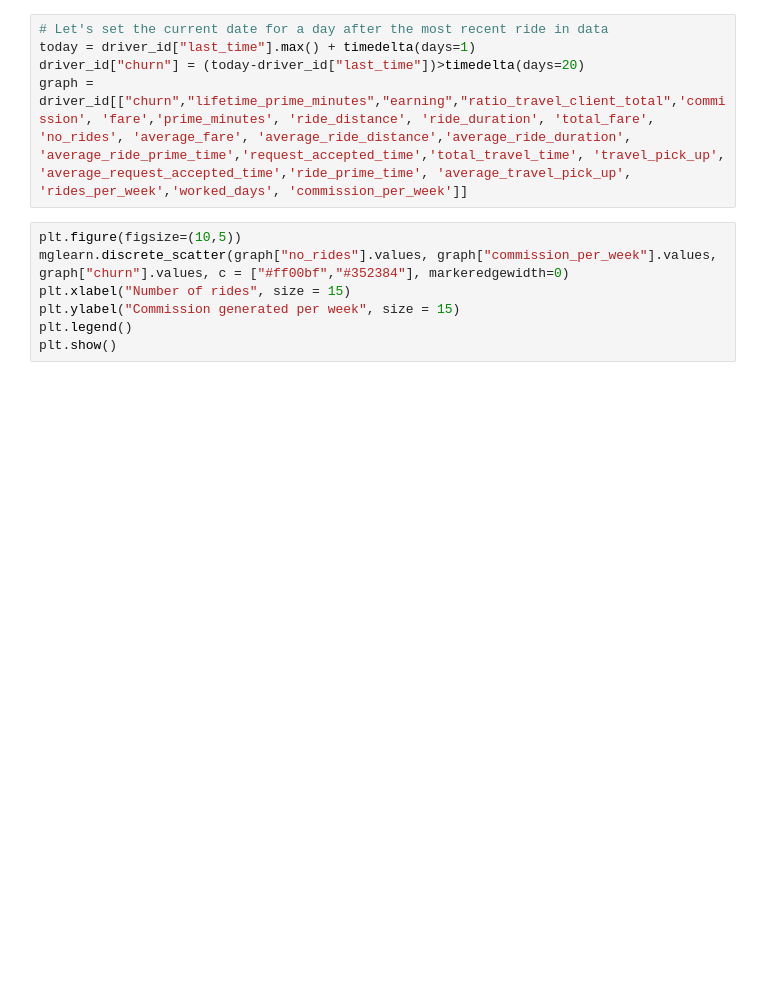
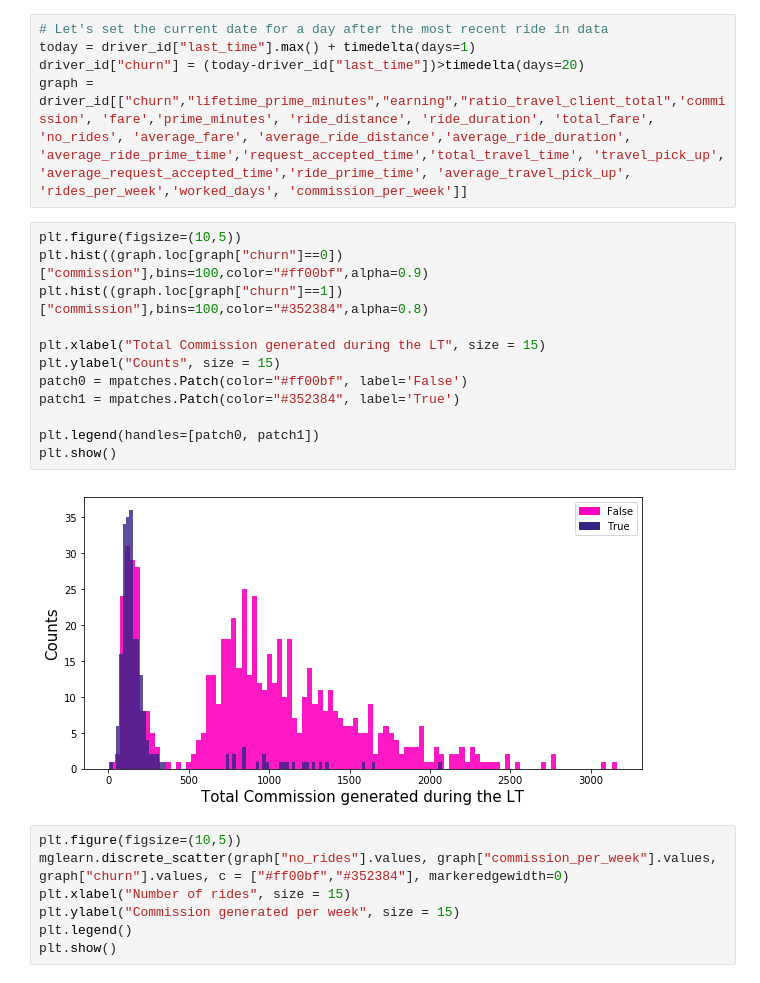
Before and after one commit to hoang777/fun_stuff, a Jupyter notebook: Untitled.ipynb, the cells around one changed output. Drawn from its saved outputs; the diff is of its cells as text; blank space fills up the shorter version.

```diff
--- a/Untitled.ipynb
+++ b/Untitled.ipynb
@@ -376,6 +378,20 @@ Also, we exclude from analysis drivers that joined in the last 20 days.
 today = driver_id["last_time"].max() + timedelta(days=1)
 driver_id["churn"] = (today-driver_id["last_time"])>timedelta(days=20)
 graph = driver_id[["churn","lifetime_prime_minutes","earning","ratio_travel_client_total",'commission', 'fare','prime_minutes', 'ride_distance', 'ride_duration', 'total_fare', 'no_rides', 'average_fare', 'average_ride_distance','average_ride_duration', 'average_ride_prime_time','request_accepted_time','total_travel_time', 'travel_pick_up', 'average_request_accepted_time','ride_prime_time', 'average_travel_pick_up', 'rides_per_week','worked_days', 'commission_per_week']]
+# %%
+plt.figure(figsize=(10,5))
+plt.hist((graph.loc[graph["churn"]==0])["commission"],bins=100,color="#ff00bf",alpha=0.9)
+plt.hist((graph.loc[graph["churn"]==1])["commission"],bins=100,color="#352384",alpha=0.8)
+
+plt.xlabel("Total Commission generated during the LT", size = 15)
+plt.ylabel("Counts", size = 15)
+patch0 = mpatches.Patch(color="#ff00bf", label='False')
+patch1 = mpatches.Patch(color="#352384", label='True')
+
+plt.legend(handles=[patch0, patch1])
+plt.show()
+# %% [output]
+[figure, added]
 # %%
 plt.figure(figsize=(10,5))
 mglearn.discrete_scatter(graph["no_rides"].values, graph["commission_per_week"].values, graph["churn"].values, c = ["#ff00bf","#352384"], markeredgewidth=0)
```
Also changed, not shown: parts of 32 cells of this notebook.
